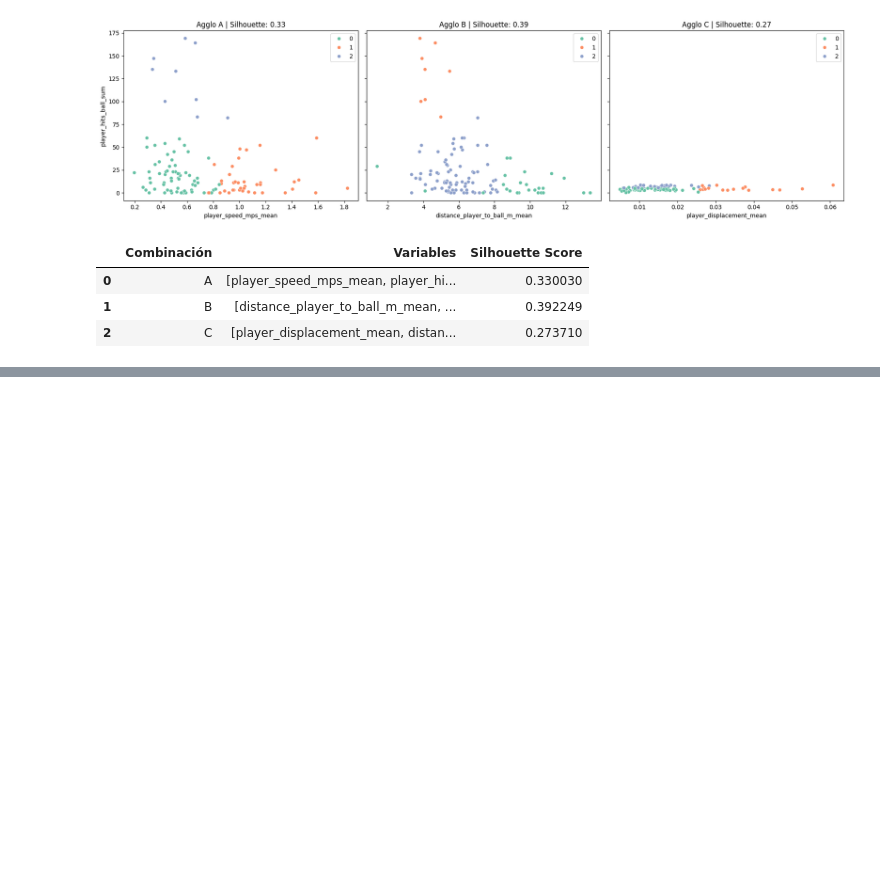
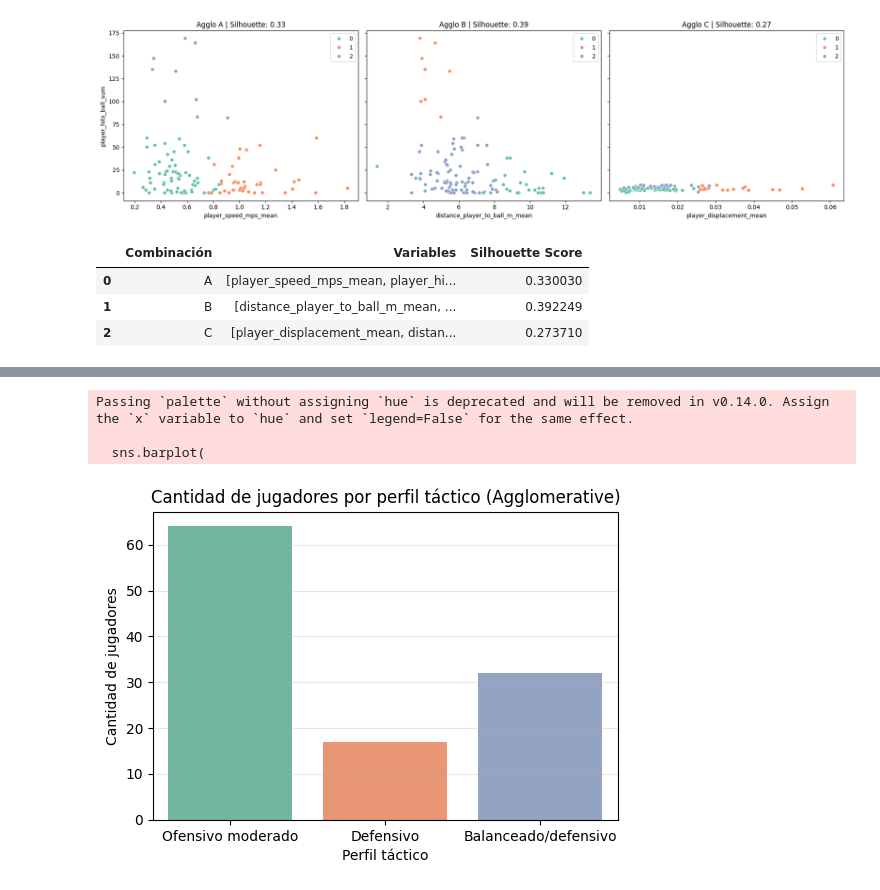
Before and after one commit to valenlopezzz04/proyecto-final-analitica, a Jupyter notebook: kmeans2.ipynb, the cells around one changed output, grey strips where cells are left out. Cells and saved outputs as stored; diff of their text form; code cells hidden in the pictures; blank space fills up the shorter version.

```diff
--- a/kmeans2.ipynb
+++ b/kmeans2.ipynb
@@ -442,3 +523,11 @@ display(df_results_agglo)
 | 0 | A | [player_speed_mps_mean, player_hi... | 0.330030 |
 | 1 | B | [distance_player_to_ball_m_mean, ... | 0.392249 |
 | 2 | C | [player_displacement_mean, distan... | 0.273710 |
+# %%
+# Asigna los clusters del jerárquico al dataframe
+df_match_agglo = df_match.copy()
+df_match_agglo["cluster_agglo"] = clusters_agglo   # clusters_agglo generado con feature B y n_clusters=3
+
+# Calcular la media de cada variable por cluster
+means_agglo = df_match_agglo.groupby("cluster_agglo")[features_B].mean()
+print(means_agglo)
@@ -444,0 +565,28 @@ display(df_results_agglo)
+# %%
+import matplotlib.pyplot as plt
+import seaborn as sns
+
+# En base a la interpretación previa, asigna nombres:
+labels_agglo = {0: "Ofensivo moderado", 1: "Defensivo", 2: "Balanceado/defensivo"}
+# Ajusta si tus clusters tienen otro orden según análisis
+
+# Contar la cantidad de jugadores en cada cluster (jerárquico)
+cluster_counts_agglo = df_match_agglo["cluster_agglo"].value_counts().sort_index()
+cluster_labels_agglo = [labels_agglo[idx] for idx in cluster_counts_agglo.index]
+
+plt.figure(figsize=(6,4))
+sns.barplot(
+    x=cluster_labels_agglo,
+    y=cluster_counts_agglo.values,
+    palette="Set2"
+)
+plt.title("Cantidad de jugadores por perfil táctico (Agglomerative)")
+plt.xlabel("Perfil táctico")
+plt.ylabel("Cantidad de jugadores")
+plt.grid(axis='y', alpha=0.3)
+plt.show()
+# %% [output]
+Passing `palette` without assigning `hue` is deprecated and will be removed in v0.14.0. Assign the `x` variable to `hue` and set `legend=False` for the same effect.
+
+  sns.barplot(
+[figure, added]
```
Also changed, not shown: parts of 8 cells of this notebook.
